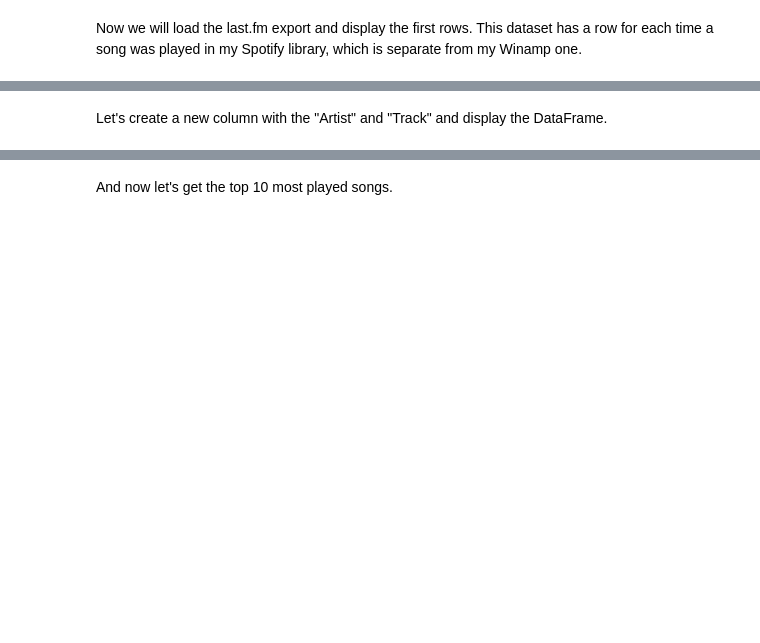
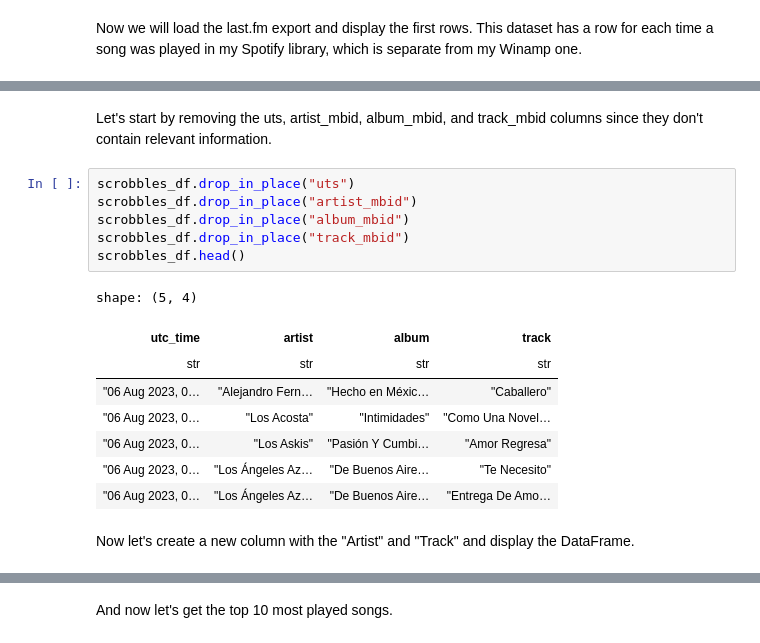
Before and after one commit to Underdoge/music-ds, a Jupyter notebook: Jupyter_Workbook.ipynb, the cells around one changed output, grey strips where cells are left out. Cells and saved outputs as stored; diff of their text form; blank space fills up the shorter version.

```diff
--- a/Jupyter_Workbook.ipynb
+++ b/Jupyter_Workbook.ipynb
@@ -431,8 +438,25 @@ shape: (5, 8)
 | 1691281988 | "06 Aug 2023, 0… | "Los Askis" | "7941c16f-c2cb-… | "Pasión Y Cumbi… | "" | "Amor Regresa" | "32cf21ce-274a-… |
 | 1691281754 | "06 Aug 2023, 0… | "Los Ángeles Az… | "dcb5e5c6-5f21-… | "De Buenos Aire… | "a2811b27-95b5-… | "Te Necesito" | "" |
 | 1691281575 | "06 Aug 2023, 0… | "Los Ángeles Az… | "dcb5e5c6-5f21-… | "De Buenos Aire… | "a2811b27-95b5-… | "Entrega De Amo… | "" |
+# %% [markdown]
+Let's start by removing the uts, artist_mbid, album_mbid, and track_mbid columns since they don't contain relevant information.
+# %%
+scrobbles_df.drop_in_place("uts")
+scrobbles_df.drop_in_place("artist_mbid")
+scrobbles_df.drop_in_place("album_mbid")
+scrobbles_df.drop_in_place("track_mbid")
+scrobbles_df.head()
+# %% [output]
+shape: (5, 4)
+| utc_time | artist | album | track |
+| str | str | str | str |
+| "06 Aug 2023, 0… | "Alejandro Fern… | "Hecho en Méxic… | "Caballero" |
+| "06 Aug 2023, 0… | "Los Acosta" | "Intimidades" | "Como Una Novel… |
+| "06 Aug 2023, 0… | "Los Askis" | "Pasión Y Cumbi… | "Amor Regresa" |
+| "06 Aug 2023, 0… | "Los Ángeles Az… | "De Buenos Aire… | "Te Necesito" |
+| "06 Aug 2023, 0… | "Los Ángeles Az… | "De Buenos Aire… | "Entrega De Amo… |
 # %% [markdown]
-Let's create a new column with the "Artist" and "Track" and display the DataFrame.
+Now let's create a new column with the "Artist" and "Track" and display the DataFrame.
 # %%
 scrobbles_df = scrobbles_df.with_columns(
     (pl.col('track') + " - " + pl.col('artist')).alias("Song - Artist")
```
Also changed, not shown: parts of 22 cells of this notebook, 2 other files.
